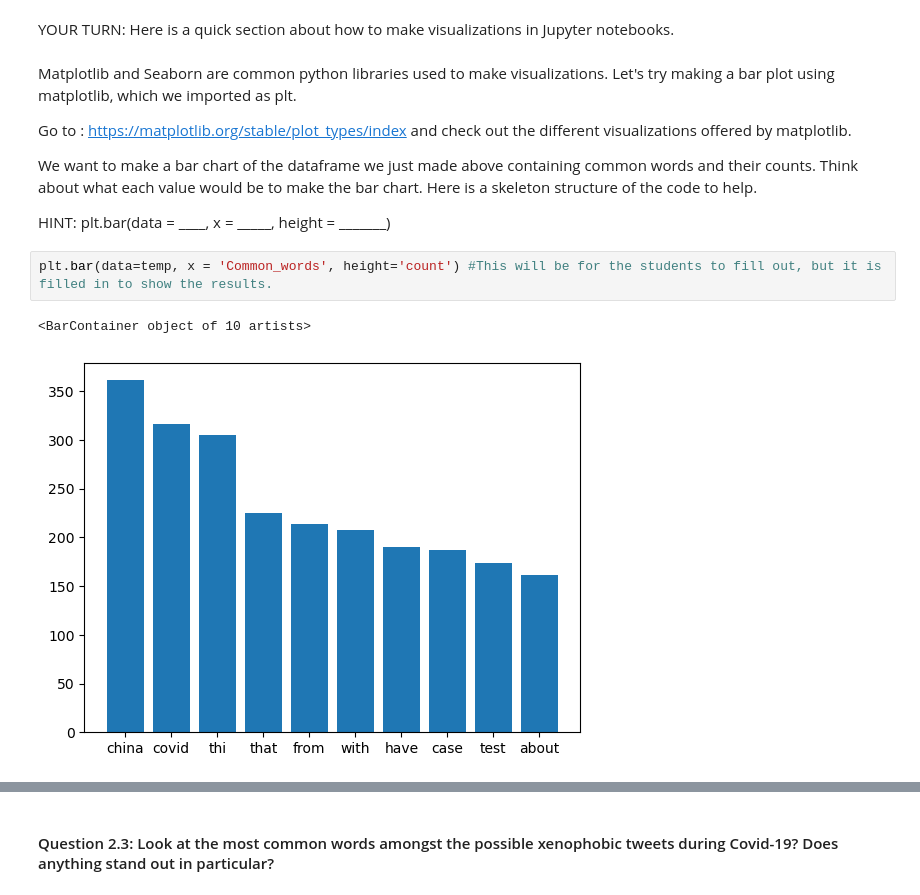
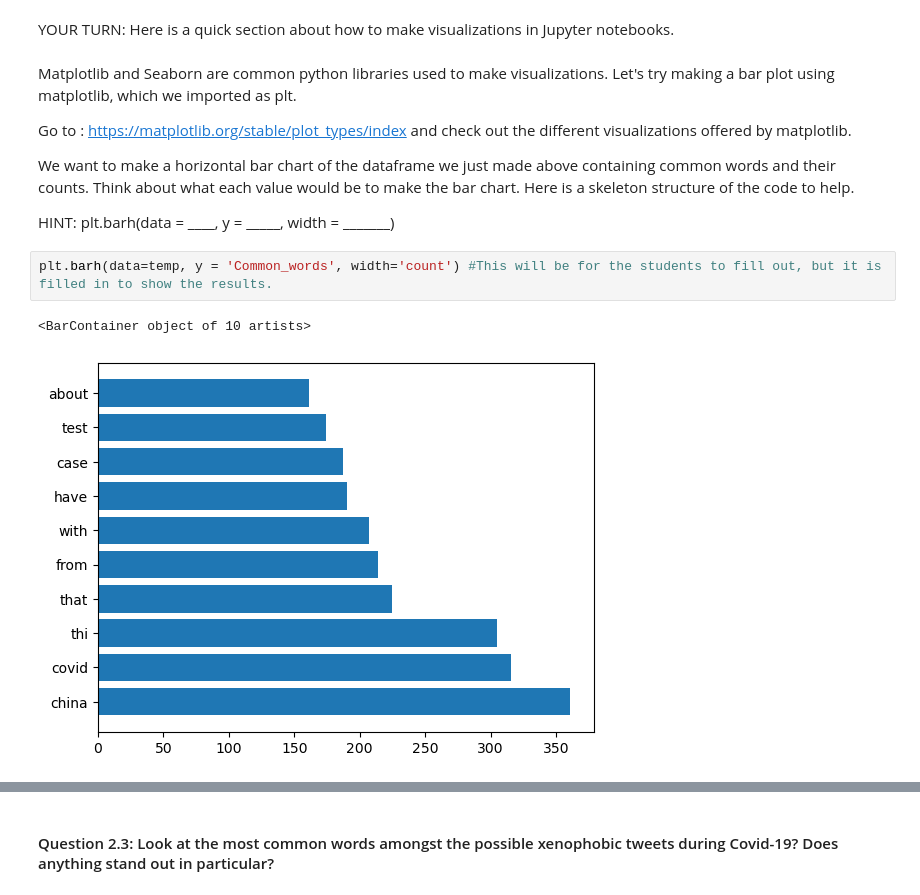
Before and after one commit to kyun33/Justice-Project, a Jupyter notebook: datac4ac.ipynb, the cells around one changed output, grey strips where cells are left out. Cells and saved outputs as stored; diff of their text form.

```diff
--- a/datac4ac.ipynb
+++ b/datac4ac.ipynb
@@ -174,14 +217,14 @@ Matplotlib and Seaborn are common python libraries used to make visualizations.
 
 Go to : https://matplotlib.org/stable/plot_types/index and check out the different visualizations offered by matplotlib.
 
-We want to make a bar chart of the dataframe we just made above containing common words and their counts. Think about what each value would be to make the bar chart. Here is a skeleton structure of the code to help.
+We want to make a horizontal bar chart of the dataframe we just made above containing common words and their counts. Think about what each value would be to make the bar chart. Here is a skeleton structure of the code to help.
 
-HINT: plt.bar(data = ____, x = _____, height = _______)
+HINT: plt.barh(data = ____, y = _____, width = _______)
 # %%
-plt.bar(data=temp, x = 'Common_words', height='count') #This will be for the students to fill out, but it is filled in to show the results.
+plt.barh(data=temp, y = 'Common_words', width='count') #This will be for the students to fill out, but it is filled in to show the results.
 # %% [output]
 <BarContainer object of 10 artists>
-[figure, old version]
+[figure, new version]
 # %%
 from wordcloud import WordCloud
 
```
Also changed, not shown: parts of 10 cells of this notebook.
